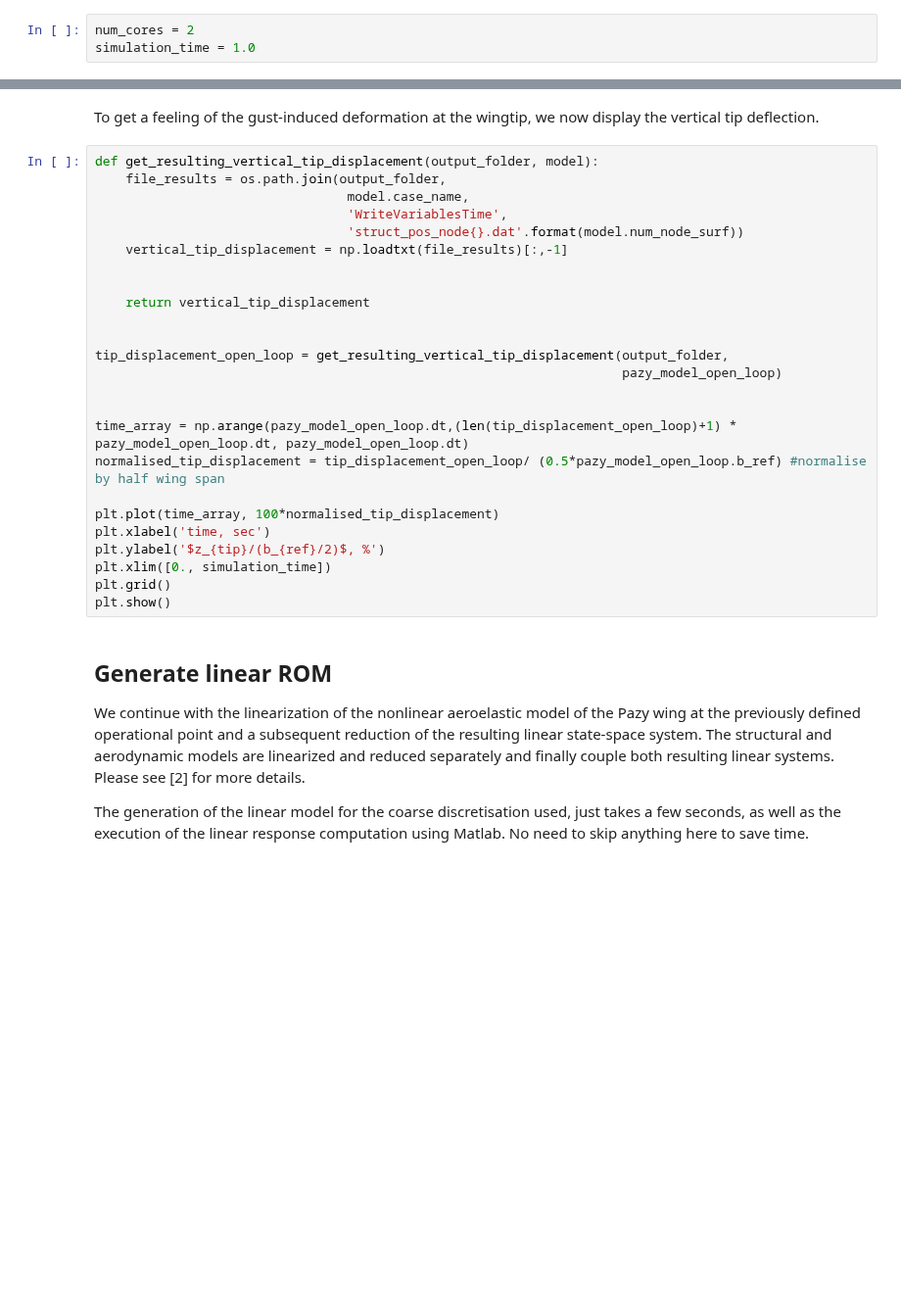
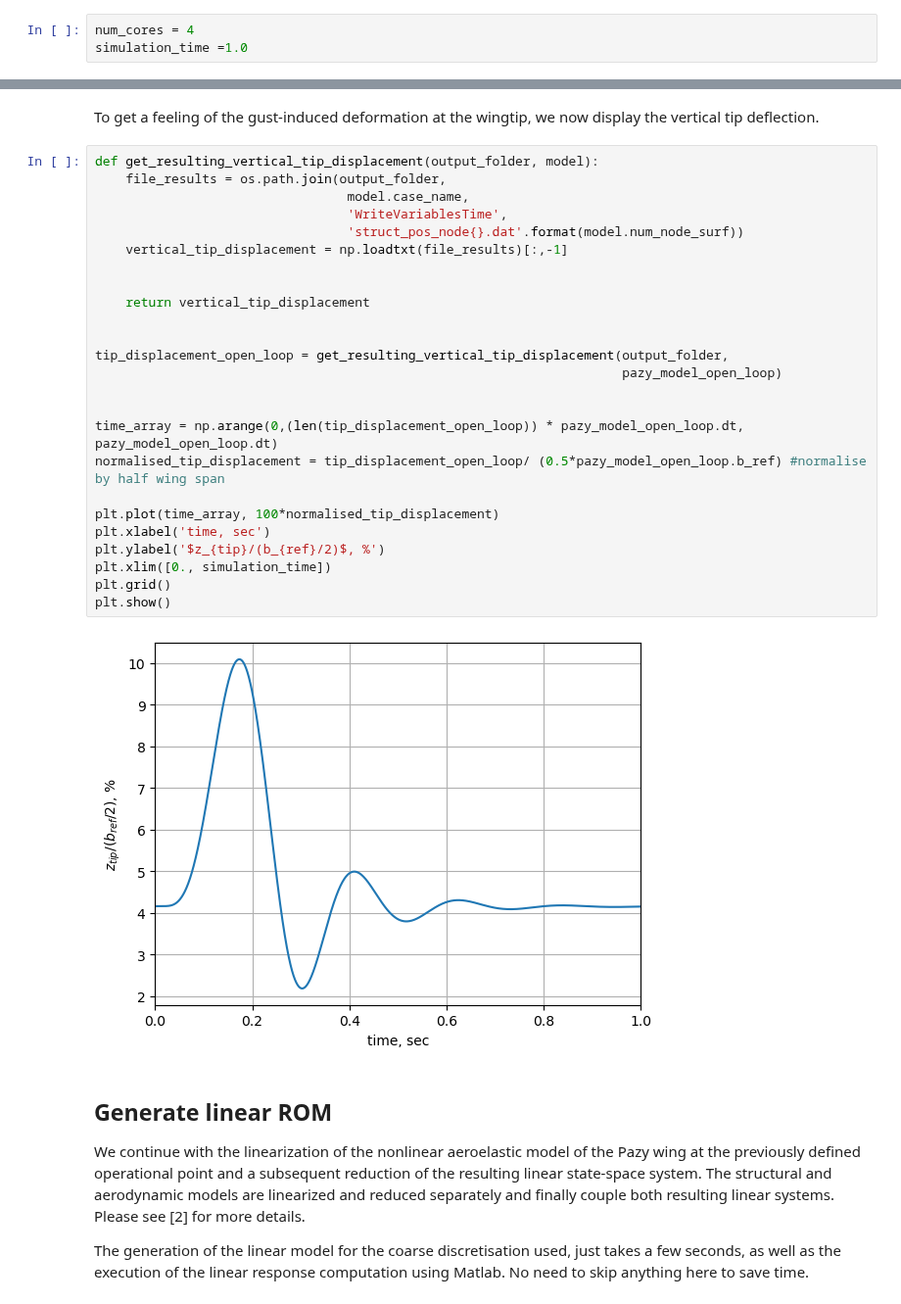
Before and after one commit to ImperialCollegeLondon/sharpy, a Jupyter notebook: docs/source/content/example_notebooks/UDP_control/tutorial_udp_control.ipynb, the cells around one changed output, grey strips where cells are left out. Shown at 98% size. Drawn from its saved outputs; the diff is of its cells as text; blank space fills up the shorter version.

```diff
--- a/docs/source/content/example_notebooks/UDP_control/tutorial_udp_control.ipynb
+++ b/docs/source/content/example_notebooks/UDP_control/tutorial_udp_control.ipynb
@@ -61,8 +61,8 @@ num_control_surfaces = 2
 # %% [markdown]
 ### General Simulation Settings
 # %%
-num_cores = 2
-simulation_time = 1.0
+num_cores = 4
+simulation_time =1.0
 # %%
 cases_folder = './cases/' # folder to store input files
 output_folder = './output' # folder to save results
@@ -133,28 +170,30 @@ To get a feeling of the gust-induced deformation at the wingtip, we now display
 # %%
 def get_resulting_vertical_tip_displacement(output_folder, model):
     file_results = os.path.join(output_folder,
                                  model.case_name,
                                  'WriteVariablesTime',
                                  'struct_pos_node{}.dat'.format(model.num_node_surf))
     vertical_tip_displacement = np.loadtxt(file_results)[:,-1]
 
 
     return vertical_tip_displacement
 
 
 tip_displacement_open_loop = get_resulting_vertical_tip_displacement(output_folder,
                                                                      pazy_model_open_loop)
 
 
-time_array = np.arange(pazy_model_open_loop.dt,(len(tip_displacement_open_loop)+1) * pazy_model_open_loop.dt, pazy_model_open_loop.dt)
+time_array = np.arange(0,(len(tip_displacement_open_loop)) * pazy_model_open_loop.dt, pazy_model_open_loop.dt)
 normalised_tip_displacement = tip_displacement_open_loop/ (0.5*pazy_model_open_loop.b_ref) #normalise by half wing span
 
 plt.plot(time_array, 100*normalised_tip_displacement)
 plt.xlabel('time, sec')
 plt.ylabel('$z_{tip}/(b_{ref}/2)$, %')
 plt.xlim([0., simulation_time])
 plt.grid()
 plt.show()
+# %% [output]
+[figure, added]
 # %% [markdown]
 ## Generate linear ROM
 
```
Also changed, not shown: parts of 12 cells of this notebook, 5 other files.
